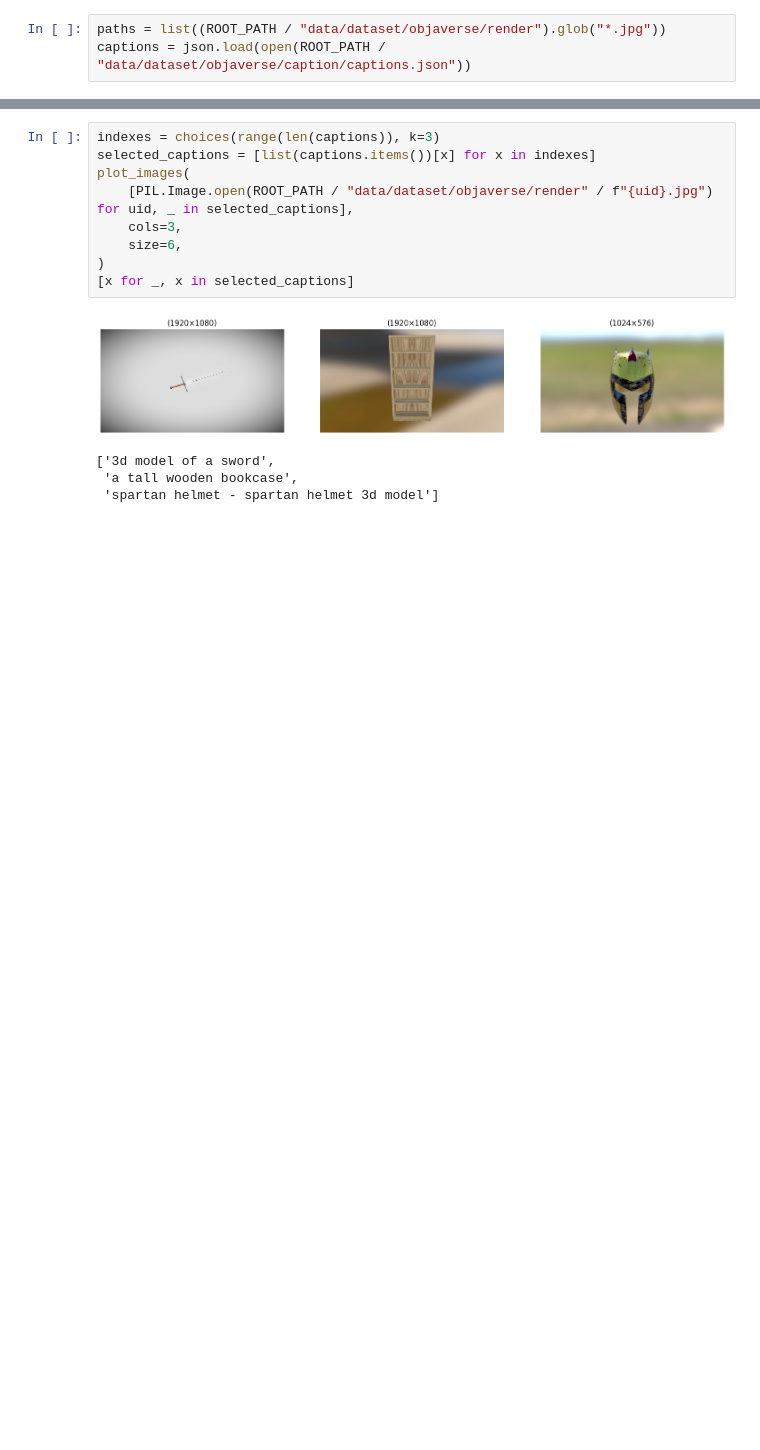
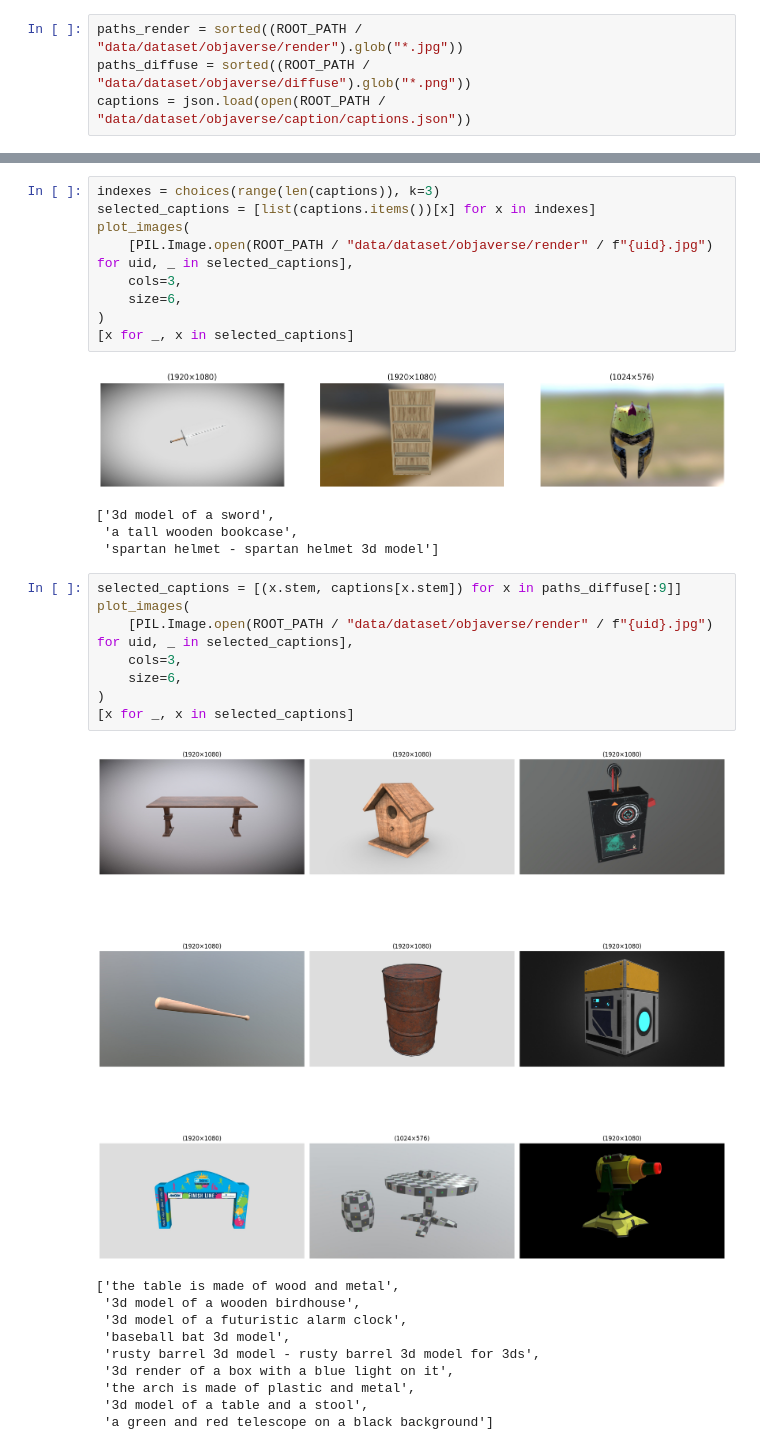
Before and after one commit to MrPio/Texture-Anything, a Jupyter notebook: 4-enhance_dataset/4.2-Preview_Captions.ipynb, the cells around one changed output, grey strips where cells are left out. Drawn from its saved outputs; the diff is of its cells as text; blank space fills up the shorter version.

```diff
--- a/4-enhance_dataset/4.2-Preview_Captions.ipynb
+++ b/4-enhance_dataset/4.2-Preview_Captions.ipynb
@@ -53,5 +28,6 @@ The hyperparameters of the BLIP2 model that can be tweaked to improve the predic
 | `temperature`    | Divides logits before softmax to adjust distribution sharpness. <1 makes choices more conservative; >1 makes them more random (only if `do_sample=True`). | `1.0`   |
 | `top_p`          | Nucleus sampling threshold: keeps the smallest token set whose cumulative probability ≥ `top_p`, then samples from it. (Only if `do_sample=True`).        | `1.0`   |
 # %%
-paths = list((ROOT_PATH / "data/dataset/objaverse/render").glob("*.jpg"))
+paths_render = sorted((ROOT_PATH / "data/dataset/objaverse/render").glob("*.jpg"))
+paths_diffuse = sorted((ROOT_PATH / "data/dataset/objaverse/diffuse").glob("*.png"))
 captions = json.load(open(ROOT_PATH / "data/dataset/objaverse/caption/captions.json"))
@@ -69,3 +47,22 @@ plot_images(
 ['3d model of a sword',
  'a tall wooden bookcase',
  'spartan helmet - spartan helmet 3d model']
+# %%
+selected_captions = [(x.stem, captions[x.stem]) for x in paths_diffuse[:9]]
+plot_images(
+    [PIL.Image.open(ROOT_PATH / "data/dataset/objaverse/render" / f"{uid}.jpg") for uid, _ in selected_captions],
+    cols=3,
+    size=6,
+)
+[x for _, x in selected_captions]
+# %% [output]
+[figure, added]
+['the table is made of wood and metal',
+ '3d model of a wooden birdhouse',
+ '3d model of a futuristic alarm clock',
+ 'baseball bat 3d model',
+ 'rusty barrel 3d model - rusty barrel 3d model for 3ds',
+ '3d render of a box with a blue light on it',
+ 'the arch is made of plastic and metal',
+ '3d model of a table and a stool',
+ 'a green and red telescope on a black background']
```
Also changed, not shown: parts of 5 cells of this notebook, 6 other files.
